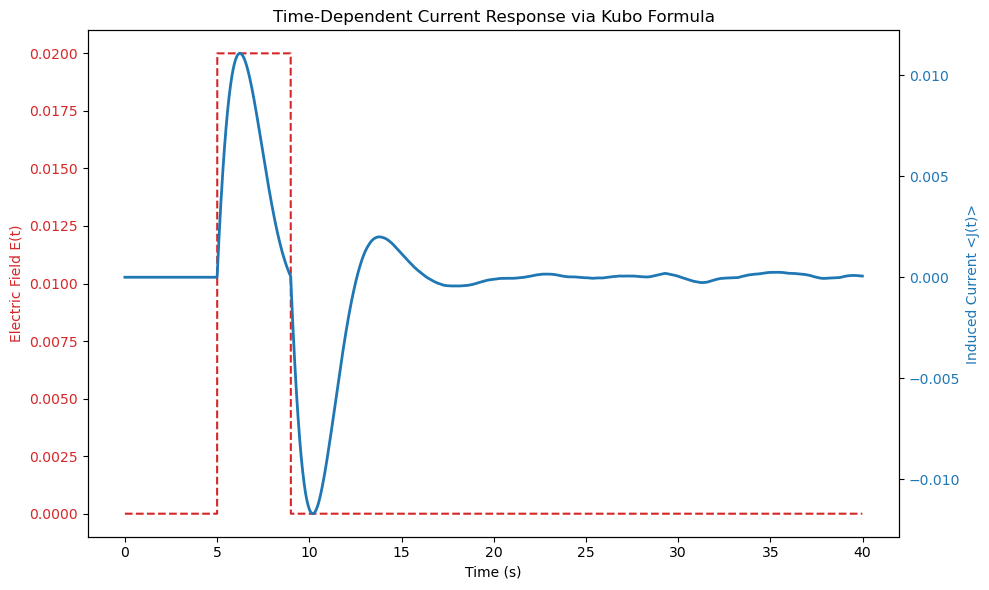
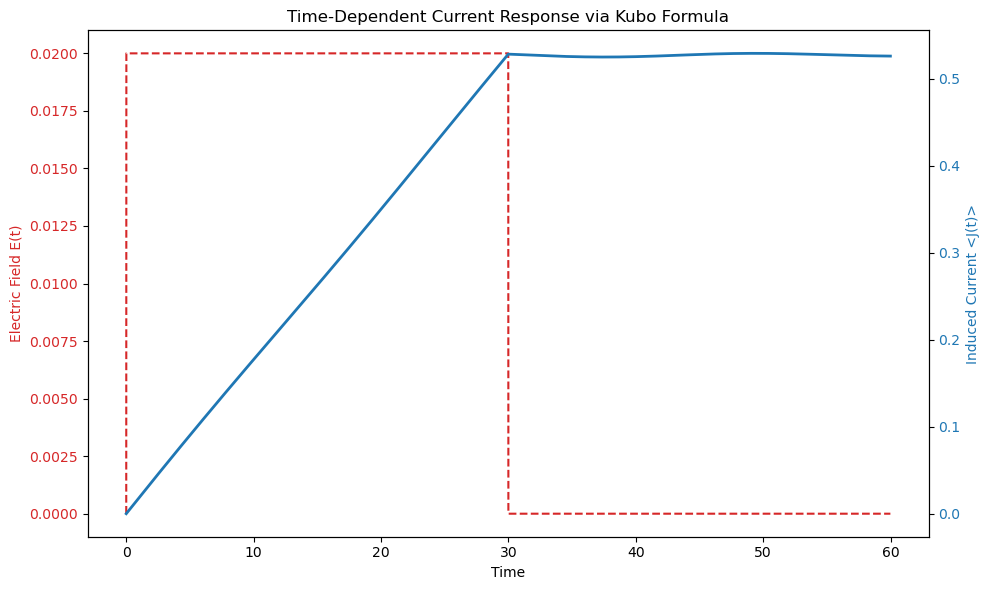
The notebook cell's code change between the first figure and the second:
--- before
+++ after
@@ -9,5 +9,5 @@
 
 def dHdq(q, p):
-    return q  # potential energy gradient
+    return 0.1*np.sin(q)  # potential energy gradient
 def dHdp(q, p):
     return p  # kinetic energy gradient
@@ -15,5 +15,5 @@
 T = 1  # Temperature in Kelvin
 k_B = 1  # Boltzmann constant in J/K
-gamma = 1  # Friction coefficient
+gamma = 0  # Friction coefficient
 period = 2 * np.pi  # Period for periodic boundary conditions
 dt = 0.01  # Time step in seconds
@@ -27,10 +27,10 @@
 
 def electric_field(t):
-    if  5 < t < 5 + 4:
+    if  0 < t < 30:
         return 0.02  
     else:
         return 0 
 
-num_steps = 4000  # Number of steps to simulate
+num_steps = 6000  # Number of steps to simulate
 num_samples = 40000  # Number of samples for correlation
 system = PeriodicLangevinSystem(dHdq, dHdp, gamma=gamma, k_B=k_B, T=T, period=period)
@@ -59,5 +59,5 @@
 # 左軸：電場 E(t) （赤の破線）
 color = 'tab:red'
-ax1.set_xlabel('Time (s)')
+ax1.set_xlabel('Time')
 ax1.set_ylabel('Electric Field E(t)', color=color)
 ax1.plot(times, E_t, color=color, linestyle='--', label='Electric Field')
@@ -71,4 +71,5 @@
 ax2.tick_params(axis='y', labelcolor=color)
 
+
 plt.title('Time-Dependent Current Response via Kubo Formula')
 fig.tight_layout()

Commit: interacting_correlation完成